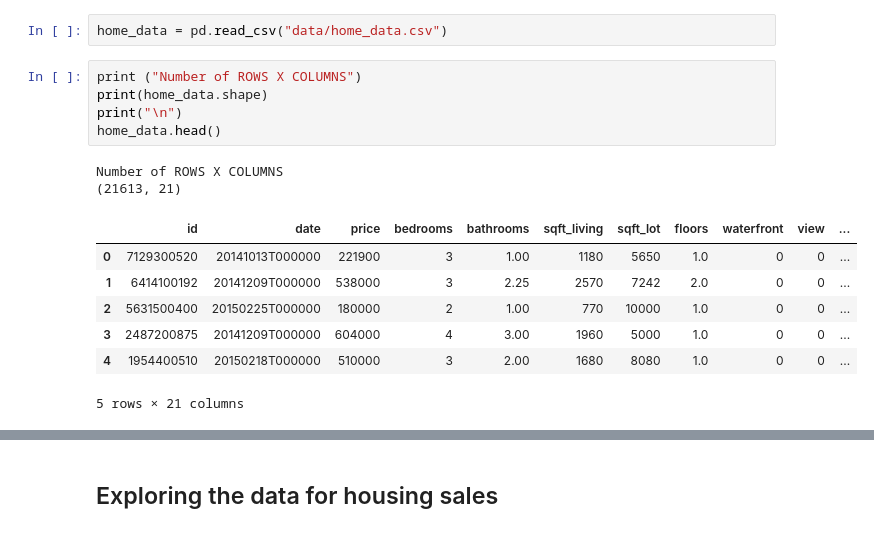
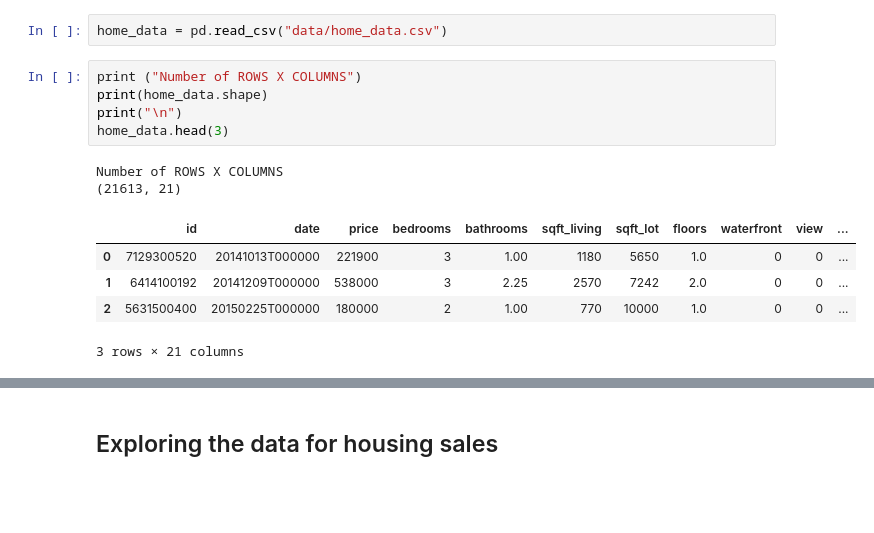
Before and after one commit to DheerajAgarwal/MachineLearning_UoW, a Jupyter notebook: Course1/Predicting house prices.ipynb, the cells around one changed output, grey strips where cells are left out. Drawn from its saved outputs; the diff is of its cells as text; blank space fills up the shorter version.

```diff
--- a/Course1/Predicting house prices.ipynb
+++ b/Course1/Predicting house prices.ipynb
@@ -29,15 +29,13 @@ home_data = pd.read_csv("data/home_data.csv")
 # %%
 print ("Number of ROWS X COLUMNS")
 print(home_data.shape)
 print("\n")
-home_data.head()
+home_data.head(3)
 # %% [output]
 Number of ROWS X COLUMNS
 (21613, 21)
 |  | id | date | price | bedrooms | bathrooms | sqft_living | sqft_lot | floors | waterfront | view | ... |
 | 0 | 7129300520 | 20141013T000000 | 221900 | 3 | 1.00 | 1180 | 5650 | 1.0 | 0 | 0 | ... |
 | 1 | 6414100192 | 20141209T000000 | 538000 | 3 | 2.25 | 2570 | 7242 | 2.0 | 0 | 0 | ... |
 | 2 | 5631500400 | 20150225T000000 | 180000 | 2 | 1.00 | 770 | 10000 | 1.0 | 0 | 0 | ... |
-| 3 | 2487200875 | 20141209T000000 | 604000 | 4 | 3.00 | 1960 | 5000 | 1.0 | 0 | 0 | ... |
-| 4 | 1954400510 | 20150218T000000 | 510000 | 3 | 2.00 | 1680 | 8080 | 1.0 | 0 | 0 | ... |
-5 rows × 21 columns
+3 rows × 21 columns
```
Also changed, not shown: parts of 32 cells of this notebook.
